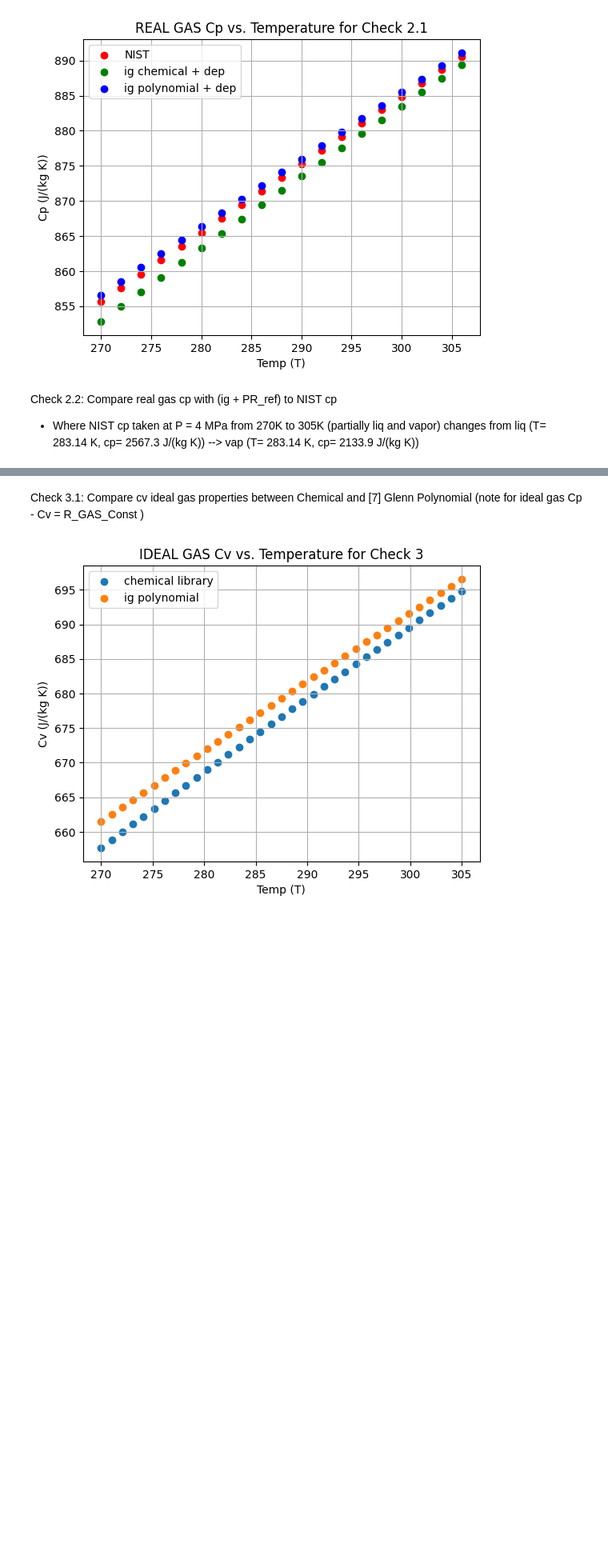
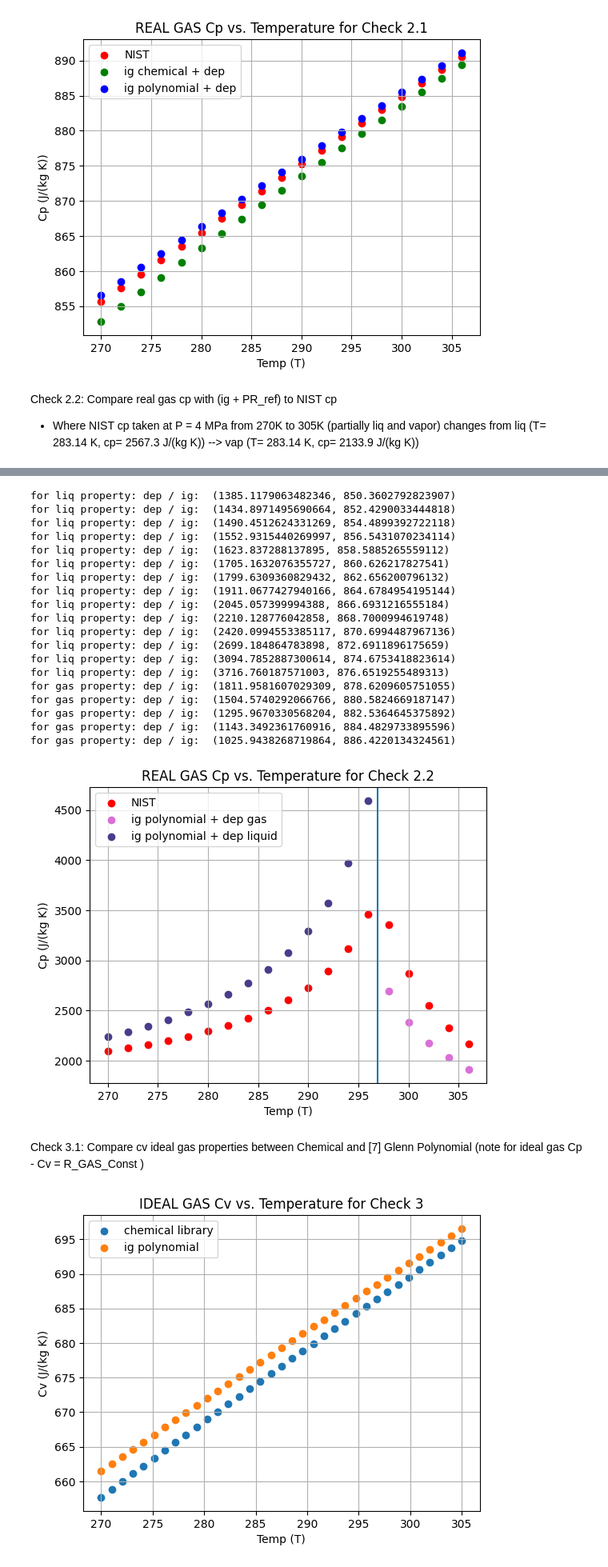
Before and after one commit to rwright403/king_hybrid, a Jupyter notebook: src/thermo_property_lookup/27-feb-2025-testing-thermo-properties.ipynb, the cells around one changed output, grey strips where cells are left out. Shown at 80% size. Saved outputs shown, nothing was run; the diff lists cells and outputs as text; code cells hidden in the pictures; blank space fills up the shorter version.

```diff
--- a/src/thermo_property_lookup/27-feb-2025-testing-thermo-properties.ipynb
+++ b/src/thermo_property_lookup/27-feb-2025-testing-thermo-properties.ipynb
@@ -243,3 +264,82 @@ AttributeError: 'PR' object has no attribute 'Cp_dep_l'
+# %%
+P_step_2 = 5.5e6 #Pa
+
+temp_arr = [270,272,274,276,278,280,282,284,286,288,290,292,294,296,298,300,302,304,306]
+cp_real_NIST_const_P_arr = [2091.820084,2123.462367, 2158.652484, 2198.076811, 2242.623877, 2293.467290, 2352.194269, 2421.012664, 2503.100012, 2603.225982, 2728.942657, 2893.075162, 3119.604028, 3460.187582, 3352.555384, 2865.538821, 2551.784526,	2329.915961, 2163.481180]
+
+cp_solve_g_arr = []
+cp_solve_l_arr = []
+T_g_arr = []
+T_l_arr = []
+
+T_transition = 296.9248767
+
+def solve_cp_ig_polynomial(T):
+    # Polynomial coefficients
+    A = 21.62
+    B = 72.81
+    C = -57.78
+    D = 18.3
+    E = 0.0
+
+    # Apply temperature limits
+    if 150 < T and T < 310:
+        T_reduced = T / 1000
+        cp_ig = (A + B * T_reduced + C * T_reduced**2 + D * T_reduced**3 + E / (T_reduced**2)) / MW  # J/(kg K)
+        return cp_ig
+    raise ValueError("Temperature outside of function bounds!")
+
+
+for T in temp_arr:
+    n2o_ig_step_2= solve_cp_ig_polynomial(T)
+    #print(TC, PC, OMEGA)
+    preos_step_2 = PR(Tc=TC, Pc=PC, omega=OMEGA, T=T, P=P_step_2)
+
+
+    if T > T_transition:
+        cp_solve_g_arr.append( (preos_step_2.Cp_dep_g/MW + n2o_ig_step_2 ) )
+
+        print("for gas property: dep / ig: ", (preos_step_2.Cp_dep_g/MW, n2o_ig_step_2))
+        T_g_arr.append(T)
+
+    else:
+        cp_solve_l_arr.append( (preos_step_2.Cp_dep_l/MW + n2o_ig_step_2) )
+
+        print("for liq property: dep / ig: ", (preos_step_2.Cp_dep_l/MW, n2o_ig_step_2))
+        T_l_arr.append(T)
+
+plt.scatter(temp_arr, cp_real_NIST_const_P_arr, label = "NIST", color = 'r')
+plt.scatter(T_g_arr, cp_solve_g_arr, label = "ig polynomial + dep gas", color = 'orchid')
+plt.scatter(T_l_arr, cp_solve_l_arr, label = "ig polynomial + dep liquid", color = 'darkslateblue')
+
+plt.axvline(T_transition)
+plt.xlabel('Temp (T)')
+plt.ylabel('Cp (J/(kg K))')
+plt.title('REAL GAS Cp vs. Temperature for Check 2.2')
+plt.legend()
+plt.grid(True)
+plt.show()
+# %% [output]
+for liq property: dep / ig:  (1385.1179063482346, 850.3602792823907)
+for liq property: dep / ig:  (1434.8971495690664, 852.4290033444818)
+for liq property: dep / ig:  (1490.4512624331269, 854.4899392722118)
+for liq property: dep / ig:  (1552.9315440269997, 856.5431070234114)
+for liq property: dep / ig:  (1623.837288137895, 858.5885265559112)
+for liq property: dep / ig:  (1705.1632076355727, 860.626217827541)
+for liq property: dep / ig:  (1799.6309360829432, 862.656200796132)
+for liq property: dep / ig:  (1911.0677427940166, 864.6784954195144)
+for liq property: dep / ig:  (2045.057399994388, 866.6931216555184)
+for liq property: dep / ig:  (2210.128776042858, 868.7000994619748)
+for liq property: dep / ig:  (2420.0994553385117, 870.6994487967136)
+for liq property: dep / ig:  (2699.184864783898, 872.6911896175659)
+for liq property: dep / ig:  (3094.7852887300614, 874.6753418823614)
+for liq property: dep / ig:  (3716.760187571003, 876.6519255489313)
+for gas property: dep / ig:  (1811.9581607029309, 878.6209605751055)
+for gas property: dep / ig:  (1504.5740292066766, 880.5824669187147)
+for gas property: dep / ig:  (1295.9670330568204, 882.5364645375892)
+for gas property: dep / ig:  (1143.3492361760916, 884.4829733895596)
+for gas property: dep / ig:  (1025.9438268719864, 886.4220134324561)
+[figure, added]
 # %% [markdown]
 Check 3.1: Compare cv ideal gas properties between Chemical and [7] Glenn Polynomial
 (note for ideal gas Cp - Cv = R_GAS_Const )
```
Also changed, not shown: parts of 13 cells of this notebook, 1 other file.
